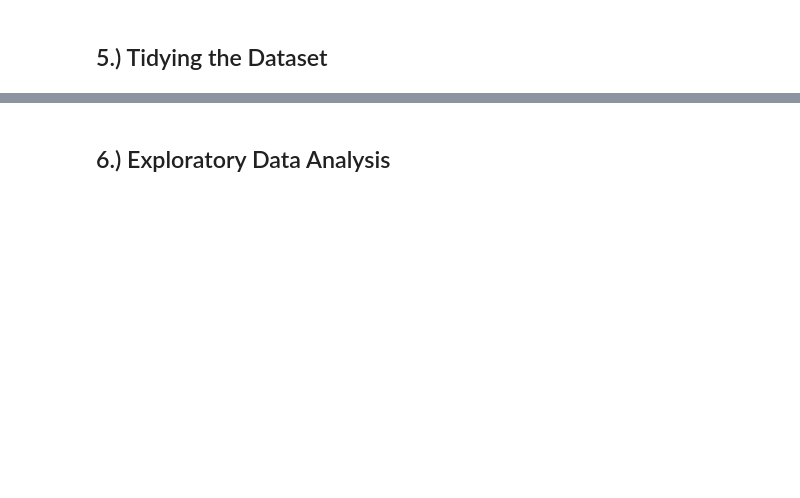
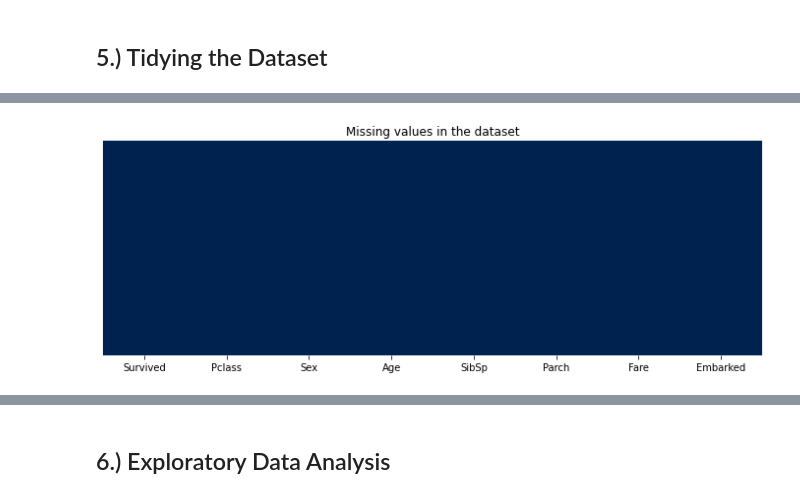
Before and after one commit to CHRISTINEMUTHEE/KNN-Naive_Bayes-_Classifier, a Jupyter notebook: KNN- Titanic Dataset.ipynb, the cells around one changed output, grey strips where cells are left out. Drawn from its saved outputs; the diff is of its cells as text; code cells hidden in the pictures; blank space fills up the shorter version.

```diff
--- a/KNN- Titanic Dataset.ipynb
+++ b/KNN- Titanic Dataset.ipynb
@@ -84,0 +257,5 @@ test_df.head()
+# %%
+# Rechecking for missing values
+missing_plot(train_df1)
+# %% [output]
+[figure, added]
```
Also changed, not shown: parts of 66 cells of this notebook, 2 other files.
